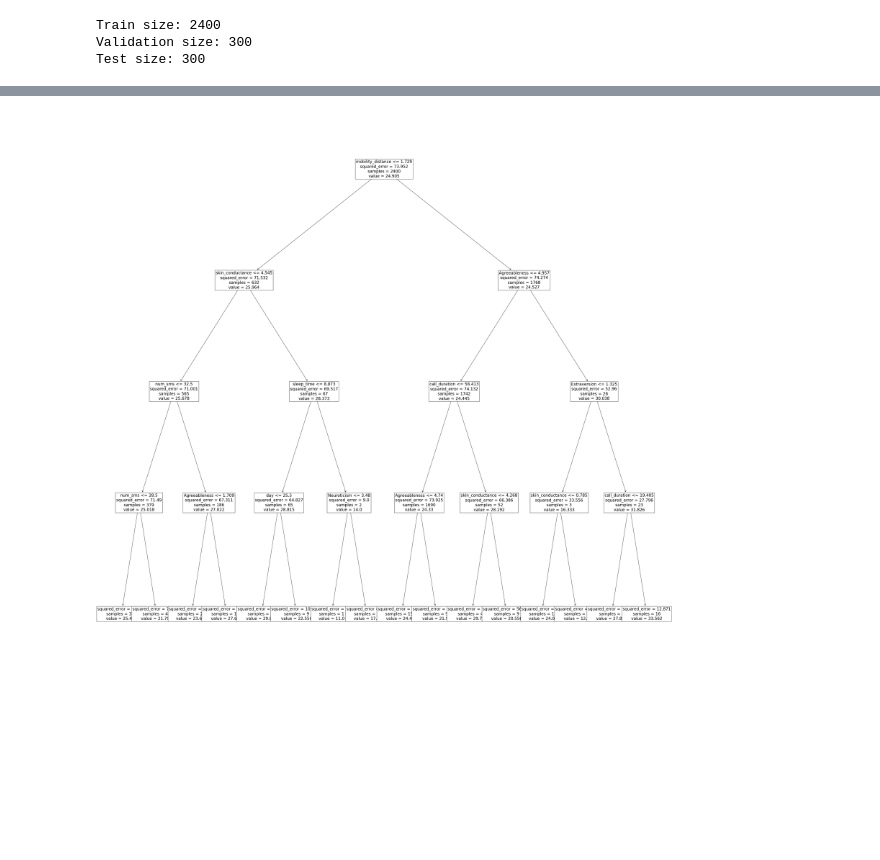
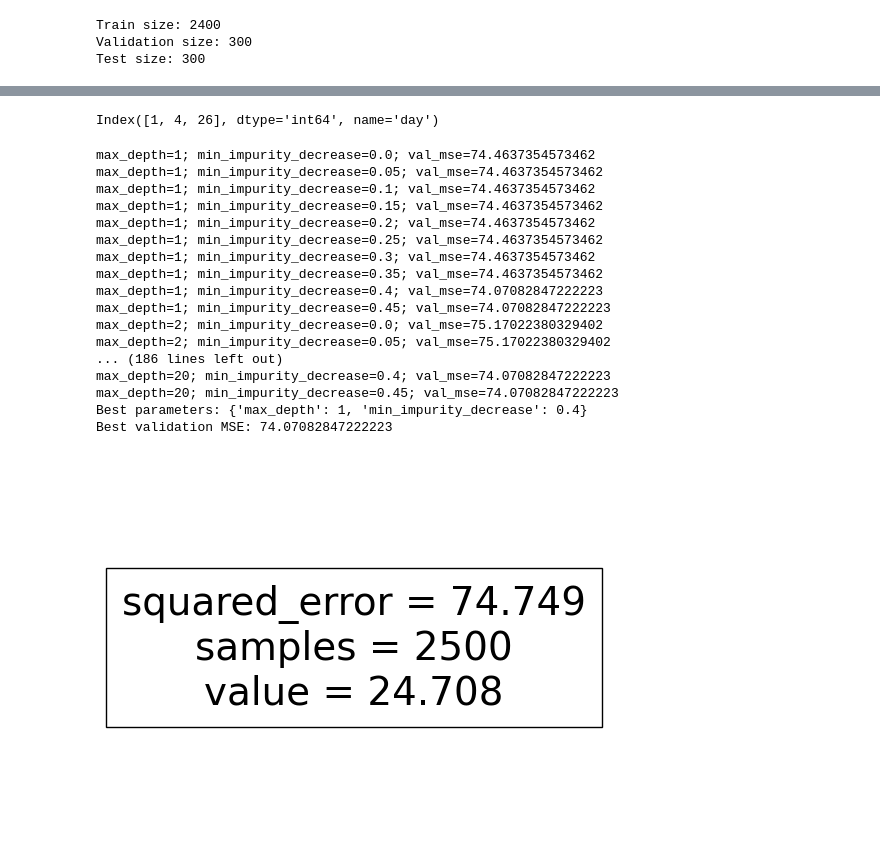
Before and after one commit to akennerhed/group15project, a Jupyter notebook: cross_validation.ipynb, the cells around one changed output, grey strips where cells are left out. Saved outputs shown, nothing was run; the diff lists cells and outputs as text; code cells hidden in the pictures; blank space fills up the shorter version.

Commit message:
Added plots and change from office hours

```diff
--- a/cross_validation.ipynb
+++ b/cross_validation.ipynb
@@ -6,5 +8,5 @@ from sklearn import tree
 import matplotlib.pyplot as plt
 # %%
-df = pd.read_csv("stress_detection.csv", index_col=0)
-print(df)
+df = pd.read_csv("stress_detection.csv", index_col=1)
+df
 # %% [output]
@@ -65,14 +75,78 @@ array([34, 37, 30, ..., 30, 28, 10], dtype=int64)
+# %%
+val_data.index.unique()
+# %% [output]
+Index([1, 4, 26], dtype='int64', name='day')
+# %%
+X_train, y_train = train_data.drop(columns=["PSS_score", "participant_id"]), train_data.PSS_score
+X_val, y_val = val_data.drop(columns=["PSS_score", "participant_id"]), val_data['PSS_score']
+X_test, y_test = test_data.drop(columns=["PSS_score", "participant_id"]), test_data['PSS_score']
+# %%
+best_score = float('inf')
+best_params = None
+results = []
+
+max_depth_range = range(1, 21)  # Example: 1 to 20
+min_impurity_decrease_range = np.arange(0.0, 0.5, 0.05)
+
+# Loop through each of our parameters to do grid search by hand
+for max_depth in max_depth_range:
+    for min_impurity_decrease in min_impurity_decrease_range:
+        # Create model
+        model = DecisionTreeRegressor(
+            criterion='squared_error',
+            max_depth=max_depth,
+            min_impurity_decrease=min_impurity_decrease
+        )
+        model.fit(X_train, y_train)
+
+        # Predict on validation data
+        y_val_pred = model.predict(X_val)
+        val_mse = mean_squared_error(y_val, y_val_pred)
+        print(f"max_depth={max_depth}; min_impurity_decrease={min_impurity_decrease:.3}; val_mse={val_mse}")
+
+        # Update results
+        results.append({
+            'max_depth': max_depth,
+            'min_impurity_decrease': min_impurity_decrease,
+            'val_mse': val_mse
+        })
+        if val_mse < best_score:
+            best_score = val_mse
+            best_params = {'max_depth': max_depth, 'min_impurity_decrease': min_impurity_decrease}
+
+results_df = pd.DataFrame(results)
+print(f"Best parameters: {best_params}")
+print(f"Best validation MSE: {best_score}")
+# %% [output]
+max_depth=1; min_impurity_decrease=0.0; val_mse=74.4637354573462
+max_depth=1; min_impurity_decrease=0.05; val_mse=74.4637354573462
+max_depth=1; min_impurity_decrease=0.1; val_mse=74.4637354573462
+max_depth=1; min_impurity_decrease=0.15; val_mse=74.4637354573462
+max_depth=1; min_impurity_decrease=0.2; val_mse=74.4637354573462
+max_depth=1; min_impurity_decrease=0.25; val_mse=74.4637354573462
+max_depth=1; min_impurity_decrease=0.3; val_mse=74.4637354573462
+max_depth=1; min_impurity_decrease=0.35; val_mse=74.4637354573462
+max_depth=1; min_impurity_decrease=0.4; val_mse=74.07082847222223
+max_depth=1; min_impurity_decrease=0.45; val_mse=74.07082847222223
+max_depth=2; min_impurity_decrease=0.0; val_mse=75.17022380329402
+max_depth=2; min_impurity_decrease=0.05; val_mse=75.17022380329402
+... (186 lines left out)
+max_depth=20; min_impurity_decrease=0.4; val_mse=74.07082847222223
+max_depth=20; min_impurity_decrease=0.45; val_mse=74.07082847222223
+Best parameters: {'max_depth': 1, 'min_impurity_decrease': 0.4}
+Best validation MSE: 74.07082847222223
 # %%
-model = DecisionTreeRegressor(criterion='squared_error', max_depth=4)
-model.fit(X, y)
-fig = plt.figure(figsize=(50, 50))
-_ = tree.plot_tree(model, fontsize=20, feature_names=X.columns)
+model = DecisionTreeRegressor(criterion='squared_error', max_depth=1, min_impurity_decrease=0.35000000000000003)
+# model = DecisionTreeRegressor(criterion='squared_error', max_depth=2)
+model.fit(X_train, y_train)
+fig = plt.figure()
+_ = tree.plot_tree(model,feature_names=X_train.columns)
 # print(export_text(model, feature_names=X.columns))
 
 # Notes from prof:
 # Check MSE train and MSE test against each other
 # try min_impurity_decrease in regressor
 # only show first 3 layers on slides and interpret them, bigger font (make readable)
 # maybe decrease max_depth as last step
 # %% [output]
-[figure, old version]
+[figure, new version]
```
Also changed, not shown: parts of 14 cells of this notebook, 1 other file.
